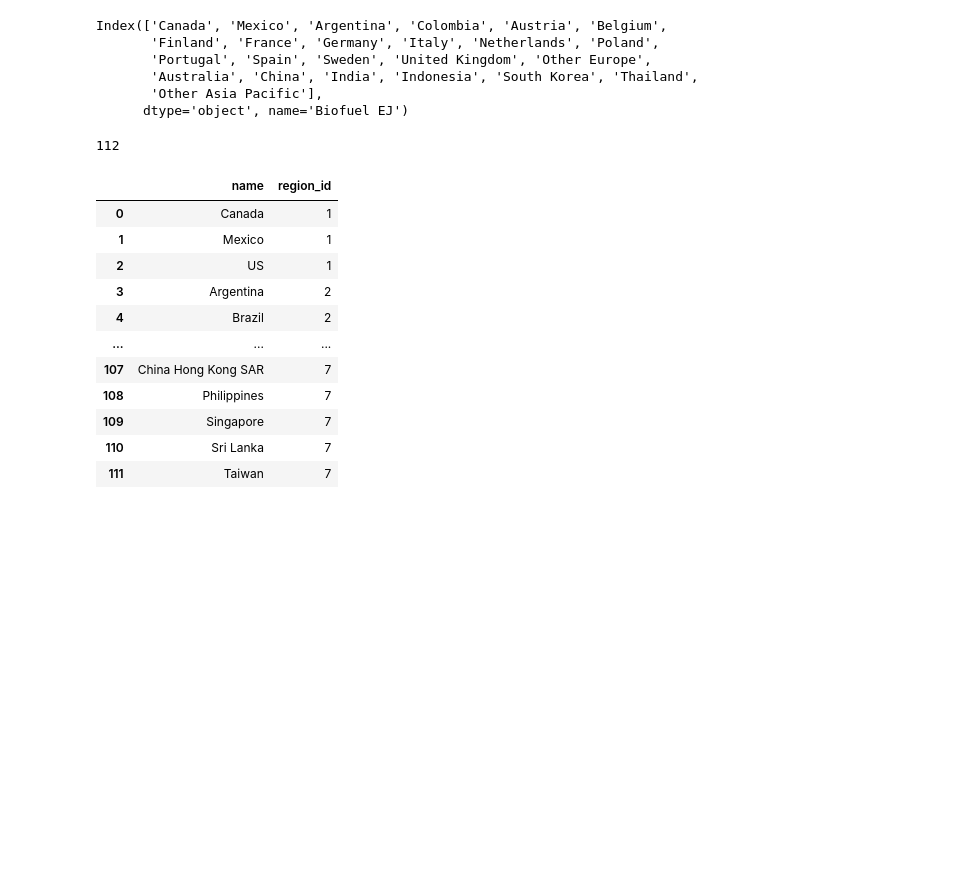
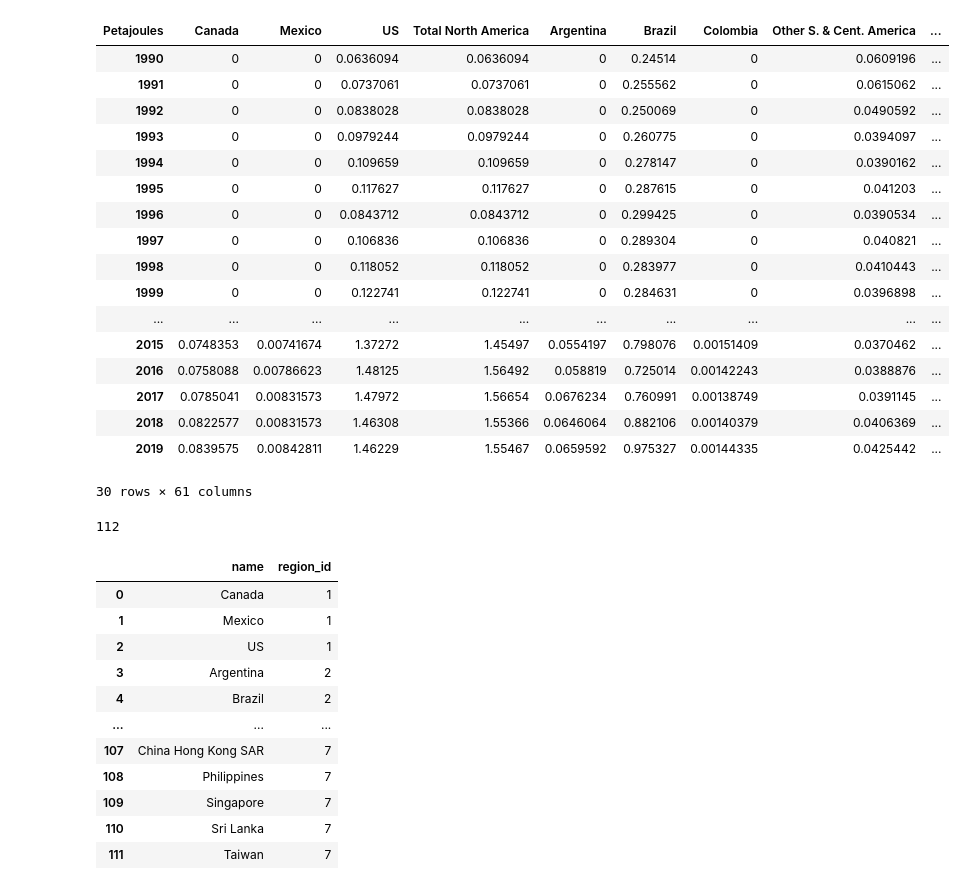
Before and after one commit to mulder974/projet_final, a Jupyter notebook: cleaning_data_conso.ipynb, the cells around one changed output. Cells and saved outputs as stored; diff of their text form; code cells hidden in the pictures; blank space fills up the shorter version.

```diff
--- a/cleaning_data_conso.ipynb
+++ b/cleaning_data_conso.ipynb
@@ -59,10 +59,30 @@ types_df.to_csv("Sauvegardes_clean_csv/energy_types.csv")
 # %%
 #conversion en PJ
 
 def PJ_to_EJ(x):
     return x * 0.001
 
 data_list[9] = PJ_to_EJ(data_list[9])
+data_list[9]
+# %% [output]
+| Petajoules | Canada | Mexico | US | Total North America | Argentina | Brazil | Colombia | Other S. & Cent. America | ... |
+| 1990 | 0 | 0 | 0.0636094 | 0.0636094 | 0 | 0.24514 | 0 | 0.0609196 | ... |
+| 1991 | 0 | 0 | 0.0737061 | 0.0737061 | 0 | 0.255562 | 0 | 0.0615062 | ... |
+| 1992 | 0 | 0 | 0.0838028 | 0.0838028 | 0 | 0.250069 | 0 | 0.0490592 | ... |
+| 1993 | 0 | 0 | 0.0979244 | 0.0979244 | 0 | 0.260775 | 0 | 0.0394097 | ... |
+| 1994 | 0 | 0 | 0.109659 | 0.109659 | 0 | 0.278147 | 0 | 0.0390162 | ... |
+| 1995 | 0 | 0 | 0.117627 | 0.117627 | 0 | 0.287615 | 0 | 0.041203 | ... |
+| 1996 | 0 | 0 | 0.0843712 | 0.0843712 | 0 | 0.299425 | 0 | 0.0390534 | ... |
+| 1997 | 0 | 0 | 0.106836 | 0.106836 | 0 | 0.289304 | 0 | 0.040821 | ... |
+| 1998 | 0 | 0 | 0.118052 | 0.118052 | 0 | 0.283977 | 0 | 0.0410443 | ... |
+| 1999 | 0 | 0 | 0.122741 | 0.122741 | 0 | 0.284631 | 0 | 0.0396898 | ... |
+| ... | ... | ... | ... | ... | ... | ... | ... | ... | ... |
+| 2015 | 0.0748353 | 0.00741674 | 1.37272 | 1.45497 | 0.0554197 | 0.798076 | 0.00151409 | 0.0370462 | ... |
+| 2016 | 0.0758088 | 0.00786623 | 1.48125 | 1.56492 | 0.058819 | 0.725014 | 0.00142243 | 0.0388876 | ... |
+| 2017 | 0.0785041 | 0.00831573 | 1.47972 | 1.56654 | 0.0676234 | 0.760991 | 0.00138749 | 0.0391145 | ... |
+| 2018 | 0.0822577 | 0.00831573 | 1.46308 | 1.55366 | 0.0646064 | 0.882106 | 0.00140379 | 0.0406369 | ... |
+| 2019 | 0.0839575 | 0.00842811 | 1.46229 | 1.55467 | 0.0659592 | 0.975327 | 0.00144335 | 0.0425442 | ... |
+30 rows × 61 columns
 # %%
 energy_types = ['Primary', 'Oil', 'Gas', 'Coal', 'Nuclear', 'Hydro', 'Solar', 'Wind', 'Geo Biomass', 'Biofuel']
 
@@ -88,7 +108,7 @@ locations_to_drop=[  'Total North America',
 n=0
 
 for df in data_list:
-    df.rename_axis(types[n] + " EJ", axis="columns", inplace = True)
+    df.rename_axis(energy_types[n] + " EJ", axis="columns", inplace = True)
     n+=1
 
     for location in  locations_to_drop:
@@ -97,20 +117,11 @@ for df in data_list:
         except KeyError:
             pass
 
+data_list[9]
+#dropping 2 last columns Brazil and US in Biofuel df
 
-#dropping 2 last columns Brazil and US in Biofuel df
-cols = [26]
 
-data_list[9].drop(df.columns[cols],axis=1,inplace=True)
-
-data_list[9].columns
+data_list[9] = data_list[9].iloc[:,:-4]
-# %% [output]
-Index(['Canada', 'Mexico', 'Argentina', 'Colombia', 'Austria', 'Belgium',
-       'Finland', 'France', 'Germany', 'Italy', 'Netherlands', 'Poland',
-       'Portugal', 'Spain', 'Sweden', 'United Kingdom', 'Other Europe',
-       'Australia', 'China', 'India', 'Indonesia', 'South Korea', 'Thailand',
-       'Other Asia Pacific'],
-      dtype='object', name='Biofuel EJ')
 # %%
 # Sauvegarde en CSV
 types = ['Primary', 'Oil', 'Gas', 'Coal', 'Nuclear', 'Hydro', 'Solar', 'Wind', 'Geo Biomass', 'Biofuel']
```
Also changed, not shown: parts of 1 cell of this notebook, 20 other files.
